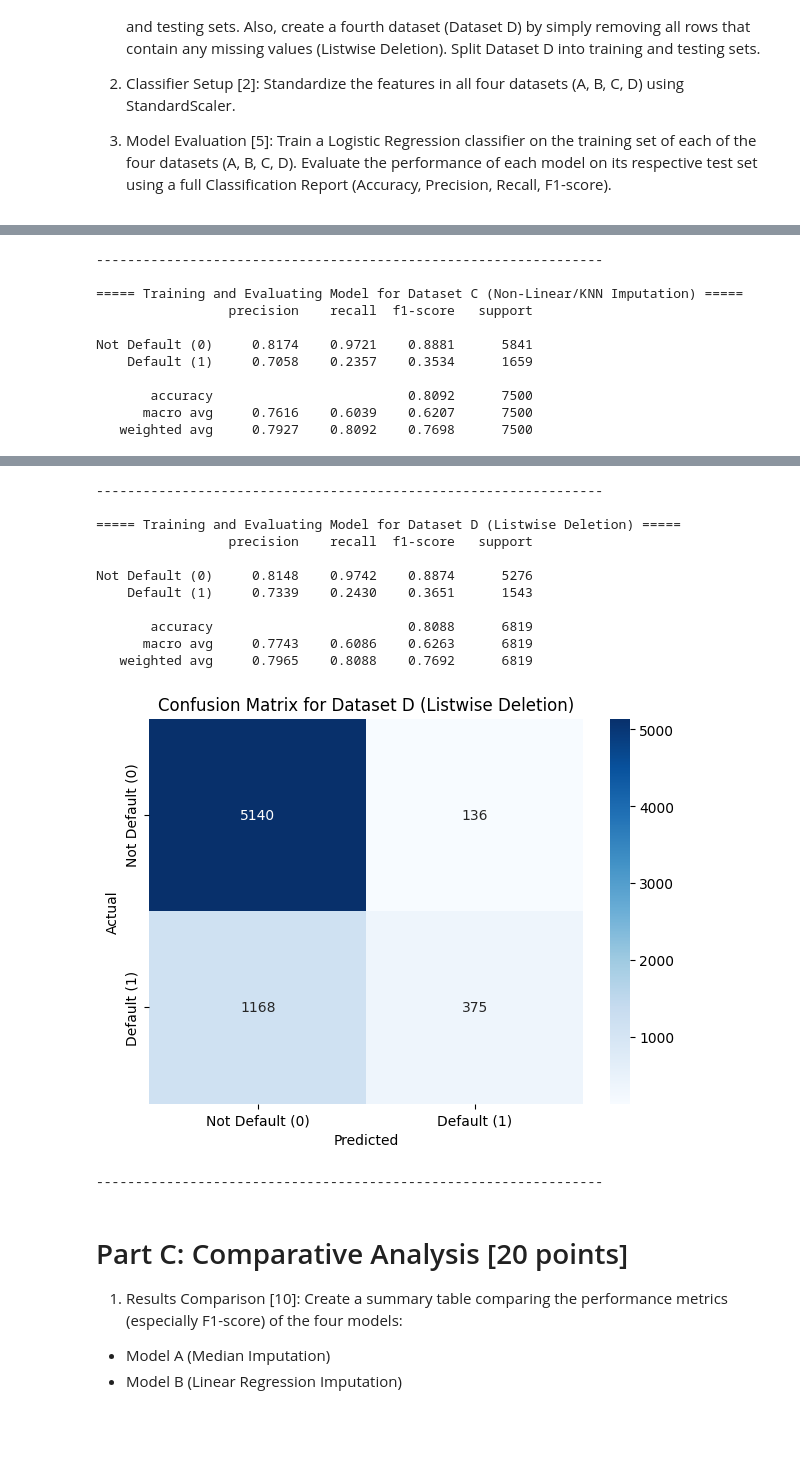
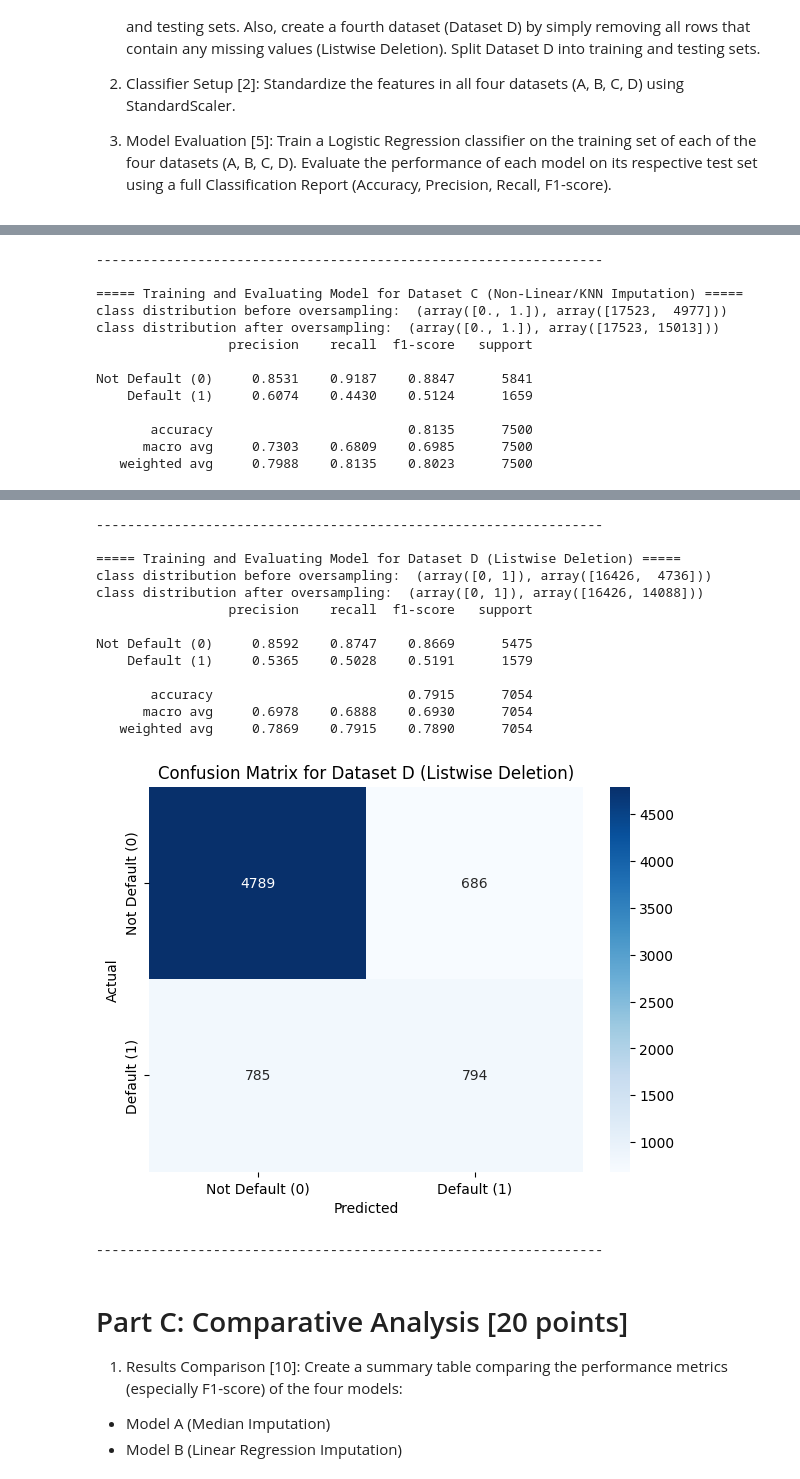
Before and after one commit to harshit-8118/assignment-6-harshit-8118, a Jupyter notebook: main.ipynb, the cells around one changed output, grey strips where cells are left out. Drawn from its saved outputs; the diff is of its cells as text; code cells hidden in the pictures; blank space fills up the shorter version.

Commit message:
added cluster based over sampling

```diff
--- a/main.ipynb
+++ b/main.ipynb
@@ -184,7 +226,7 @@ print("Columns selected for MAR missingness:", missing_cols)
 
 
 # Introduce MAR missingness (~8% on average)
-frac_missing = 0.07
+frac_missing = 0.04
 cond_col = "LIMIT_BAL" if "LIMIT_BAL" in df.columns else num_cols[0]
 
 def introduce_mar(series, cond_series, frac, random_state=RANDOM_STATE):
@@ -268,7 +305,7 @@ dtype: int64
 fig, axes = plt.subplots(len(missing_cols), 1, figsize=(8, 12))
 for i, col in enumerate(missing_cols):
     sns.kdeplot(df[col], ax=axes[i], label="Original", fill=True)
-    sns.kdeplot(df_with_missing[col].dropna(), ax=axes[i], label="With Missing", fill=True)
+    # sns.kdeplot(df_with_missing[col].dropna(), ax=axes[i], label="With Missing", fill=True)
     sns.kdeplot(Dataset_A[col], ax=axes[i], label="Median Imputed", fill=True)
     axes[i].set_title(f"Distribution Comparison: {col}")
     axes[i].legend()
@@ -344,5 +381,5 @@ summary_df
 # %%
-impute_col = missing_cols[1] # Age
+impute_col = missing_cols[0] # Age
 print(f"Column chosen for regression imputation: {impute_col}")
 
 # Fill other missing columns with median first (to avoid NaNs in predictors)
@@ -503,8 +622,7 @@ for n, d in zip(name, [Dataset_A, Dataset_B, Dataset_C, Dataset_D]):
 print(f"Shapes -> A:{Dataset_A.shape}, B:{Dataset_B.shape}, C:{Dataset_C.shape}, D:{Dataset_D.shape}")
 
 
-target_candidates = [c for c in df.columns if 'default' in c.lower()]
-TARGET = target_candidates[0]
+TARGET = 'Default'
 print(f"Target column: {TARGET}")
 
 # Helper function to split and scale
@@ -593,7 +774,13 @@ for name, (X_train, y_train) in train_sets.items():
 
     # 1. Initialize the Logistic Regression Classifier
     # Using max_iter=1000 to ensure the model converges
-    log_reg_model = LogisticRegression(random_state=42, max_iter=1000)
+    print('class distribution before oversampling: ', np.unique(y_train, return_counts=True))
+
+    X_train, y_train = cluster_based_oversample(X_train.values, y_train.values, minority_class=1, n_clusters=5, random_state=42)
+
+    print('class distribution after oversampling: ', np.unique(y_train, return_counts=True))
+
+    log_reg_model = LogisticRegression(random_state=63, max_iter=50000)
 
     # 2. Train the model on the training data
     log_reg_model.fit(X_train, y_train)
@@ -606,7 +793,6 @@ for name, (X_train, y_train) in train_sets.items():
     # The report includes Accuracy, Precision, Recall, and F1-score
     report = classification_report(y_test, y_pred, target_names=['Not Default (0)', 'Default (1)'], output_dict=True, digits=4)
     print(classification_report(y_test, y_pred, target_names=['Not Default (0)', 'Default (1)'], digits=4))
-
     # Store the F1-score for the positive class ('Default') for Part C
     results[name] = {
         'Precision': report['Default (1)']['precision'],
@@ -663,11 +853,13 @@ Not Default (0)     0.8174    0.9721    0.8881      5841
 -----------------------------------------------------------------
 
 ===== Training and Evaluating Model for Dataset C (Non-Linear/KNN Imputation) =====
+class distribution before oversampling:  (array([0., 1.]), array([17523,  4977]))
+class distribution after oversampling:  (array([0., 1.]), array([17523, 15013]))
                  precision    recall  f1-score   support
 
-Not Default (0)     0.8174    0.9721    0.8881      5841
-    Default (1)     0.7058    0.2357    0.3534      1659
+Not Default (0)     0.8531    0.9187    0.8847      5841
+    Default (1)     0.6074    0.4430    0.5124      1659
 
-       accuracy                         0.8092      7500
-      macro avg     0.7616    0.6039    0.6207      7500
-   weighted avg     0.7927    0.8092    0.7698      7500
+       accuracy                         0.8135      7500
+      macro avg     0.7303    0.6809    0.6985      7500
+   weighted avg     0.7988    0.8135    0.8023      7500
@@ -675,15 +867,17 @@ Not Default (0)     0.8174    0.9721    0.8881      5841
 -----------------------------------------------------------------
 
 ===== Training and Evaluating Model for Dataset D (Listwise Deletion) =====
+class distribution before oversampling:  (array([0, 1]), array([16426,  4736]))
+class distribution after oversampling:  (array([0, 1]), array([16426, 14088]))
                  precision    recall  f1-score   support
 
-Not Default (0)     0.8148    0.9742    0.8874      5276
-    Default (1)     0.7339    0.2430    0.3651      1543
+Not Default (0)     0.8592    0.8747    0.8669      5475
+    Default (1)     0.5365    0.5028    0.5191      1579
 
-       accuracy                         0.8088      6819
-      macro avg     0.7743    0.6086    0.6263      6819
-   weighted avg     0.7965    0.8088    0.7692      6819
+       accuracy                         0.7915      7054
+      macro avg     0.6978    0.6888    0.6930      7054
+   weighted avg     0.7869    0.7915    0.7890      7054
-[figure, old version]
+[figure, new version]
 -----------------------------------------------------------------
 # %% [markdown]
 # Part C: Comparative Analysis [20 points]
```
Also changed, not shown: parts of 25 cells of this notebook.
